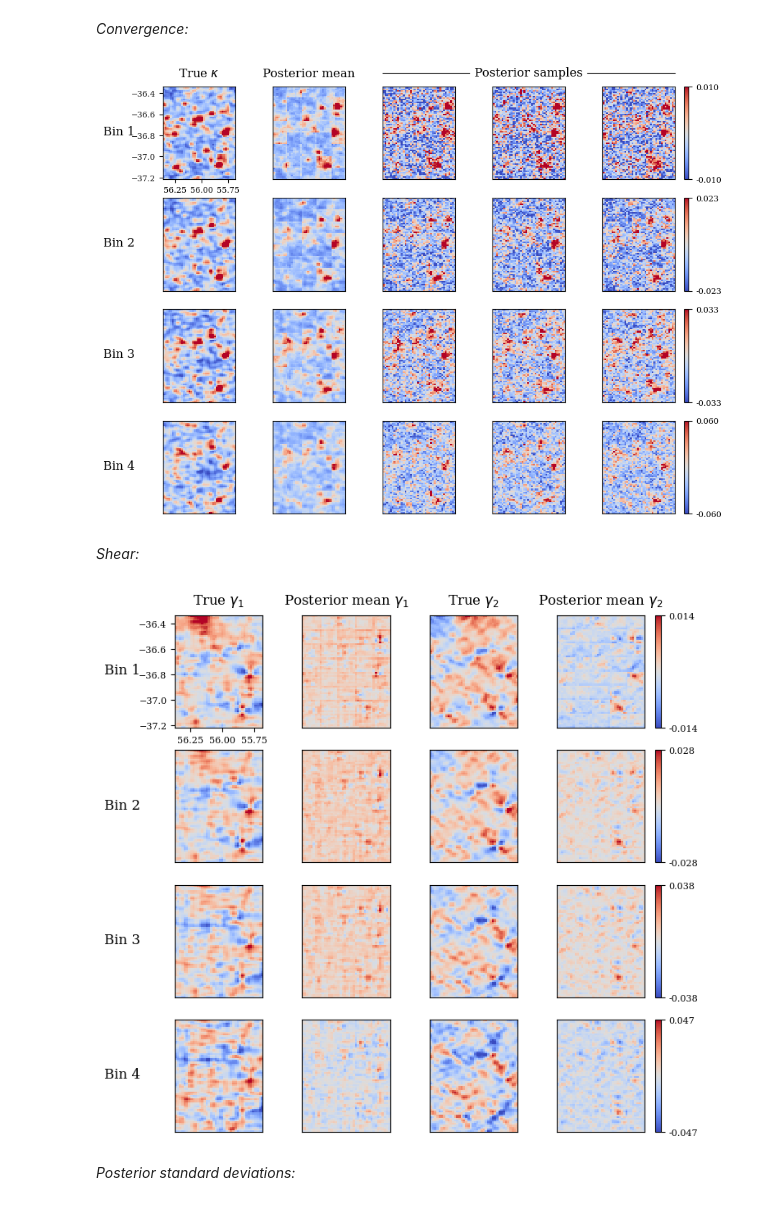
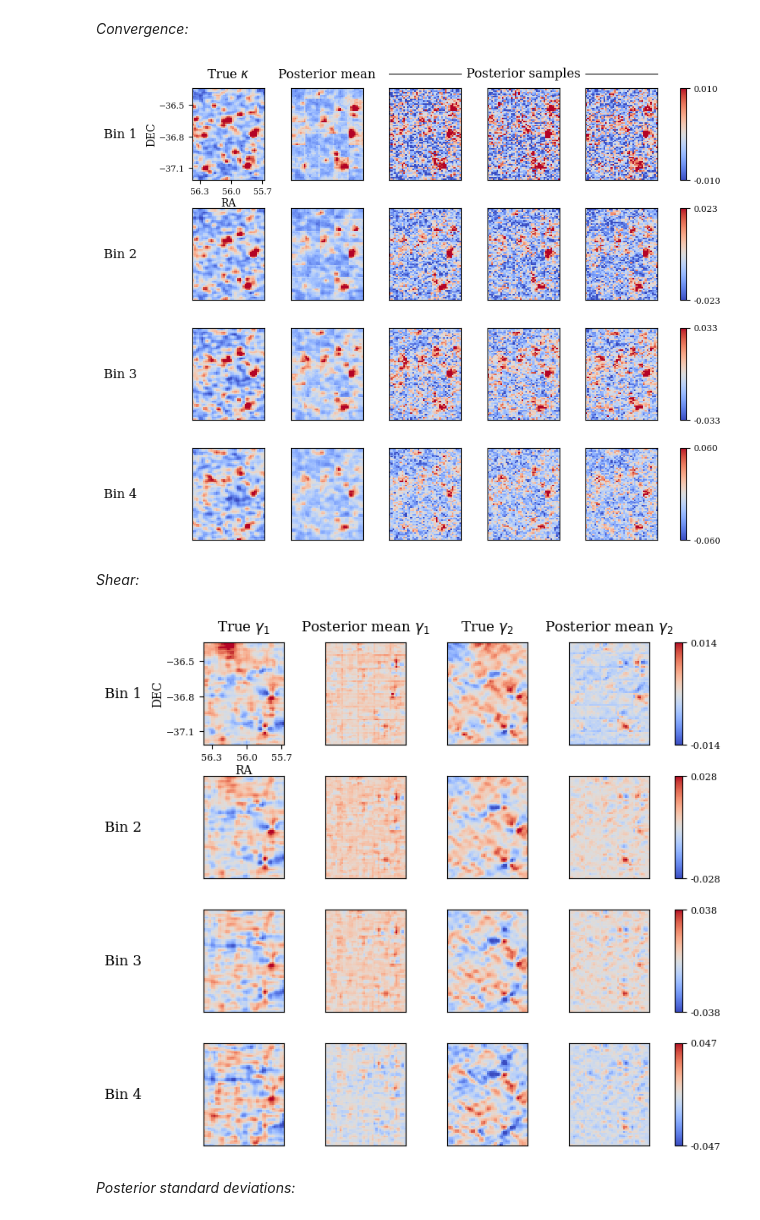
Before and after one commit to prob-ml/blissWL, a Jupyter notebook: images_to_maps/dc2/results/posteriormeanmaps.ipynb, the cells around one changed output. Cells and saved outputs as stored; diff of their text form; code cells hidden in the pictures.

```diff
--- a/images_to_maps/dc2/results/posteriormeanmaps.ipynb
+++ b/images_to_maps/dc2/results/posteriormeanmaps.ipynb
@@ -652,6 +652,7 @@ from matplotlib.lines import Line2D
 
 fig, ax = plt.subplots(4, 5, figsize=(8.5, 7))
 fontsize = 12
+axislabelsize = 10
 ticklabelsize = 8
 
 row_handles = []
@@ -724,9 +725,22 @@ for b in range(4):
 _ = ax[0, 0].set_title(r"True $\kappa$", fontsize=fontsize, pad=10)
 _ = ax[0, 1].set_title("Posterior mean", fontsize=fontsize, pad=10)
 
+ax[0, 0].set_xlabel("RA", fontsize=axislabelsize, labelpad=2)
+ax[0, 0].set_ylabel("DEC", fontsize=axislabelsize, labelpad=2)
+ax[0, 0].set_xticks([56.3, 56.0, 55.7])
+ax[0, 0].set_yticks([-37.1, -36.8, -36.5])
+
 for b in range(4):
-    ax[b, 0].set_ylabel(f"Bin {b + 1}", fontsize=fontsize, rotation=0)
-    ax[b, 0].yaxis.set_label_coords(-0.6, 0.45)
+    ax[b, 0].text(
+        -1.0,
+        0.5,
+        f"Bin {b + 1}",
+        transform=ax[b, 0].transAxes,
+        fontsize=fontsize,
+        ha="center",
+        va="center",
+        clip_on=False,
+    )
 
 for i, a in enumerate(ax.flat):
     if i == 0:
@@ -734,11 +748,13 @@ for i, a in enumerate(ax.flat):
     else:
         a.tick_params(left=False, bottom=False, labelleft=False, labelbottom=False)
 
-fig.subplots_adjust(left=0.05, right=0.92, top=0.90, bottom=0.05)
+fig.subplots_adjust(
+    left=0.188, right=0.939, top=0.90, bottom=0.05, wspace=0.08, hspace=0.3
+)
 
 for b in range(4):
     pos = ax[b, -1].get_position()
-    cbar_ax = fig.add_axes([pos.x1 + 0.015, pos.y0, 0.008, pos.height])
+    cbar_ax = fig.add_axes([pos.x1 + 0.035, pos.y0, 0.009, pos.height])
     cbar = fig.colorbar(row_handles[b], cax=cbar_ax)
     row_min, row_max = row_ranges[b]
     cbar.set_ticks([row_min, row_max])
@@ -762,39 +778,40 @@ header_text = fig.text(
 
 fig.canvas.draw()
 bbox = header_text.get_window_extent().transformed(fig.transFigure.inverted())
 text_half_width = bbox.width / 2 + 0.008
 
 left_line = Line2D(
     [pos_left.x0, x_center - text_half_width],
     [y_header, y_header],
     transform=fig.transFigure,
     color="black",
     linewidth=0.8,
 )
 right_line = Line2D(
     [x_center + text_half_width, pos_right.x1],
     [y_header, y_header],
     transform=fig.transFigure,
     color="black",
     linewidth=0.8,
 )
 fig.add_artist(left_line)
 fig.add_artist(right_line)
 
 fig.savefig(
     "figures/posteriormeanconvergencemaps.png",
     dpi=600,
     transparent=True,
     bbox_inches="tight",
     pad_inches=0,
 )
 # %% [output]
-[figure, old version]
+[figure, new version]
 # %% [markdown]
 *Shear:*
 # %%
-fig, ax = plt.subplots(4, 4, figsize=(7, 7))
+fig, ax = plt.subplots(4, 4, figsize=(7.6, 7))
 fontsize = 12
+axislabelsize = 10
 ticklabelsize = 8
 
 row_handles = []
@@ -864,9 +881,22 @@ _ = ax[0, 1].set_title(r"Posterior mean $\gamma_1$", fontsize=fontsize, pad=10)
 _ = ax[0, 2].set_title(r"True $\gamma_2$", fontsize=fontsize, pad=10)
 _ = ax[0, 3].set_title(r"Posterior mean $\gamma_2$", fontsize=fontsize, pad=10)
 
+ax[0, 0].set_xlabel("RA", fontsize=axislabelsize, labelpad=2)
+ax[0, 0].set_ylabel("DEC", fontsize=axislabelsize, labelpad=2)
+ax[0, 0].set_xticks([56.3, 56.0, 55.7])
+ax[0, 0].set_yticks([-37.1, -36.8, -36.5])
+
 for b in range(4):
-    ax[b, 0].set_ylabel(f"Bin {b + 1}", fontsize=fontsize, rotation=0)
-    ax[b, 0].yaxis.set_label_coords(-0.6, 0.45)
+    ax[b, 0].text(
+        -1.0,
+        0.5,
+        f"Bin {b + 1}",
+        transform=ax[b, 0].transAxes,
+        fontsize=fontsize,
+        ha="center",
+        va="center",
+        clip_on=False,
+    )
 
 for i, a in enumerate(ax.flat):
     if i == 0:
@@ -874,11 +904,13 @@ for i, a in enumerate(ax.flat):
     else:
         a.tick_params(left=False, bottom=False, labelleft=False, labelbottom=False)
 
-fig.subplots_adjust(left=0.05, right=0.90, top=0.95, bottom=0.05)
+fig.subplots_adjust(
+    left=0.211, right=0.937, top=0.90, bottom=0.05, wspace=0.2, hspace=0.3
+)
 
 for b in range(4):
     pos = ax[b, -1].get_position()
-    cbar_ax = fig.add_axes([pos.x1 + 0.018, pos.y0, 0.010, pos.height])
+    cbar_ax = fig.add_axes([pos.x1 + 0.040, pos.y0, 0.011, pos.height])
     cbar = fig.colorbar(row_handles[b], cax=cbar_ax)
     row_min, row_max = row_ranges[b]
     cbar.set_ticks([row_min, row_max])
@@ -893,7 +925,7 @@ fig.savefig(
     pad_inches=0,
 )
 # %% [output]
-[figure, old version]
+[figure, new version]
 # %% [markdown]
 *Posterior standard deviations:*
 # %%
```
Also changed, not shown: parts of 1 cell of this notebook.
